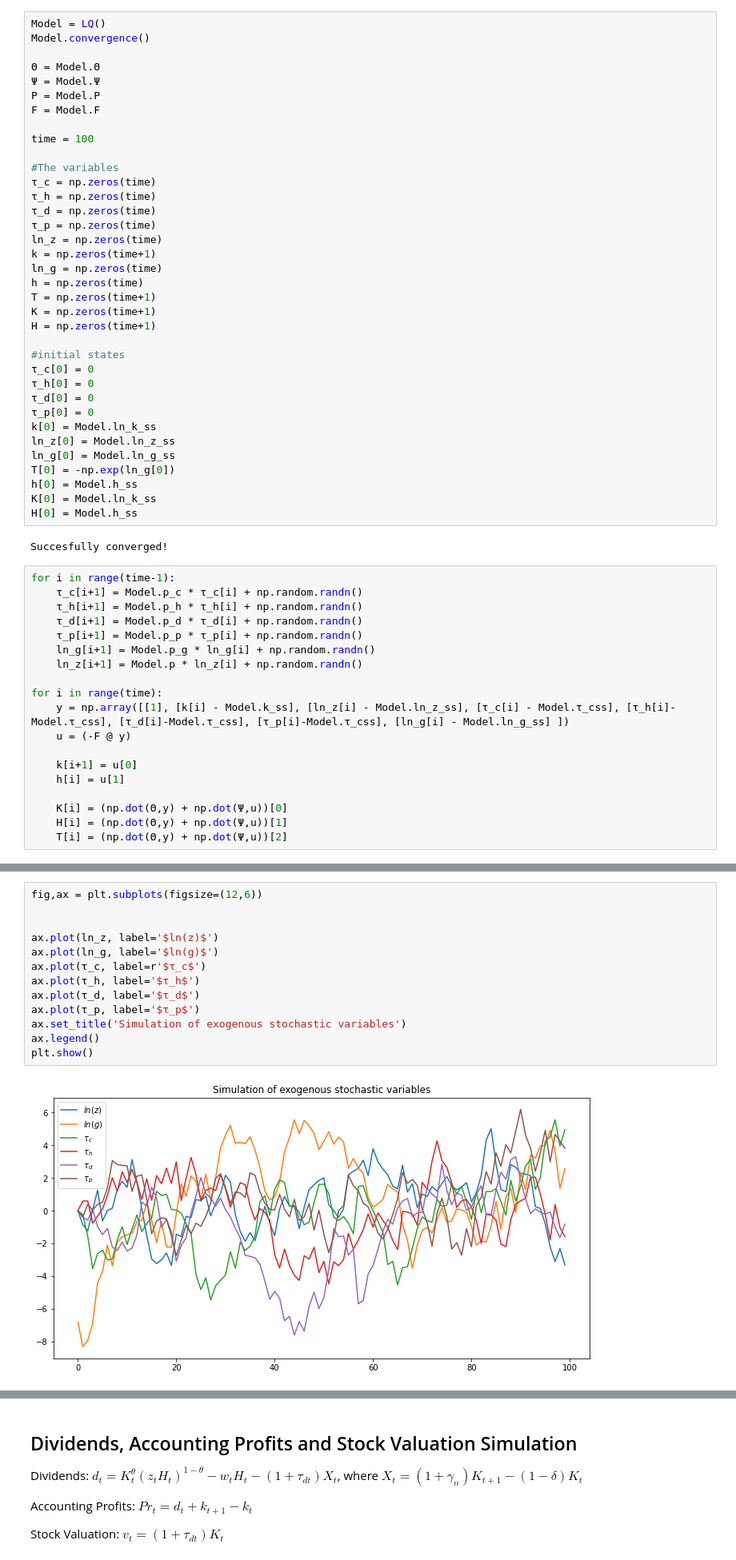
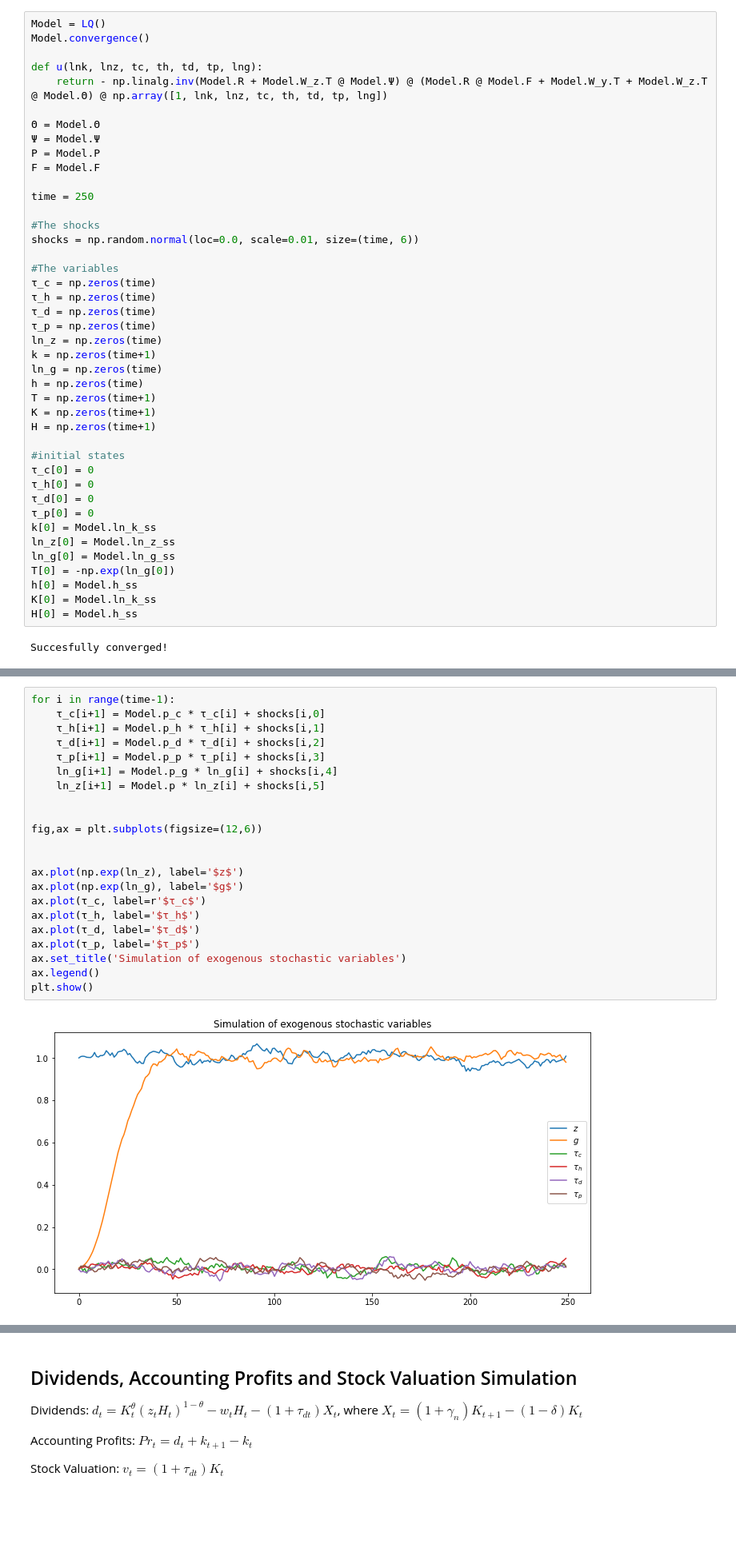
Before and after one commit to hamecetin/Quantitative-Methods-1, a Jupyter notebook: PS3/Homework_3_Econ8185_Hasan_Cetin.ipynb, the cells around one changed output, grey strips where cells are left out. Shown at 80% size. Saved outputs shown, nothing was run; the diff lists cells and outputs as text; blank space fills up the shorter version.

```diff
--- a/PS3/Homework_3_Econ8185_Hasan_Cetin.ipynb
+++ b/PS3/Homework_3_Econ8185_Hasan_Cetin.ipynb
@@ -1165,13 +965,19 @@ And we will assume that the initial period the variables starts from their stead
 # %%
 Model = LQ()
 Model.convergence()
+
+def u(lnk, lnz, tc, th, td, tp, lng):
+    return - np.linalg.inv(Model.R + Model.W_z.T @ Model.Ψ) @ (Model.R @ Model.F + Model.W_y.T + Model.W_z.T @ Model.Θ) @ np.array([1, lnk, lnz, tc, th, td, tp, lng])
 
 Θ = Model.Θ
 Ψ = Model.Ψ
 P = Model.P
 F = Model.F
 
-time = 100
+time = 250
+
+#The shocks
+shocks = np.random.normal(loc=0.0, scale=0.01, size=(time, 6))
 
 #The variables
 τ_c = np.zeros(time)
@@ -1200,22 +1006,3 @@ K[0] = Model.ln_k_ss
 H[0] = Model.h_ss
 # %% [output]
 Succesfully converged!
-# %%
-for i in range(time-1):
-    τ_c[i+1] = Model.p_c * τ_c[i] + np.random.randn()
-    τ_h[i+1] = Model.p_h * τ_h[i] + np.random.randn()
-    τ_d[i+1] = Model.p_d * τ_d[i] + np.random.randn()
-    τ_p[i+1] = Model.p_p * τ_p[i] + np.random.randn()
-    ln_g[i+1] = Model.p_g * ln_g[i] + np.random.randn()
-    ln_z[i+1] = Model.p * ln_z[i] + np.random.randn()
-
-for i in range(time):
-    y = np.array([[1], [k[i] - Model.k_ss], [ln_z[i] - Model.ln_z_ss], [τ_c[i] - Model.τ_css], [τ_h[i]-Model.τ_css], [τ_d[i]-Model.τ_css], [τ_p[i]-Model.τ_css], [ln_g[i] - Model.ln_g_ss] ])
-    u = (-F @ y)
-
-    k[i+1] = u[0]
-    h[i] = u[1]
-
-    K[i] = (np.dot(Θ,y) + np.dot(Ψ,u))[0]
-    H[i] = (np.dot(Θ,y) + np.dot(Ψ,u))[1]
-    T[i] = (np.dot(Θ,y) + np.dot(Ψ,u))[2]
@@ -1224,15 +1013,24 @@ AttributeError: 'LQ' object has no attribute 'k_ss'
 # %%
+for i in range(time-1):
+    τ_c[i+1] = Model.p_c * τ_c[i] + shocks[i,0]
+    τ_h[i+1] = Model.p_h * τ_h[i] + shocks[i,1]
+    τ_d[i+1] = Model.p_d * τ_d[i] + shocks[i,2]
+    τ_p[i+1] = Model.p_p * τ_p[i] + shocks[i,3]
+    ln_g[i+1] = Model.p_g * ln_g[i] + shocks[i,4]
+    ln_z[i+1] = Model.p * ln_z[i] + shocks[i,5]
+
+
 fig,ax = plt.subplots(figsize=(12,6))
 
 
-ax.plot(ln_z, label='$ln(z)$')
-ax.plot(ln_g, label='$ln(g)$')
+ax.plot(np.exp(ln_z), label='$z$')
+ax.plot(np.exp(ln_g), label='$g$')
 ax.plot(τ_c, label=r'$τ_c$')
 ax.plot(τ_h, label='$τ_h$')
 ax.plot(τ_d, label='$τ_d$')
 ax.plot(τ_p, label='$τ_p$')
 ax.set_title('Simulation of exogenous stochastic variables')
 ax.legend()
 plt.show()
 # %% [output]
-[figure, old version]
+[figure, new version]
```
Also changed, not shown: parts of 48 cells of this notebook, 1 other file.
